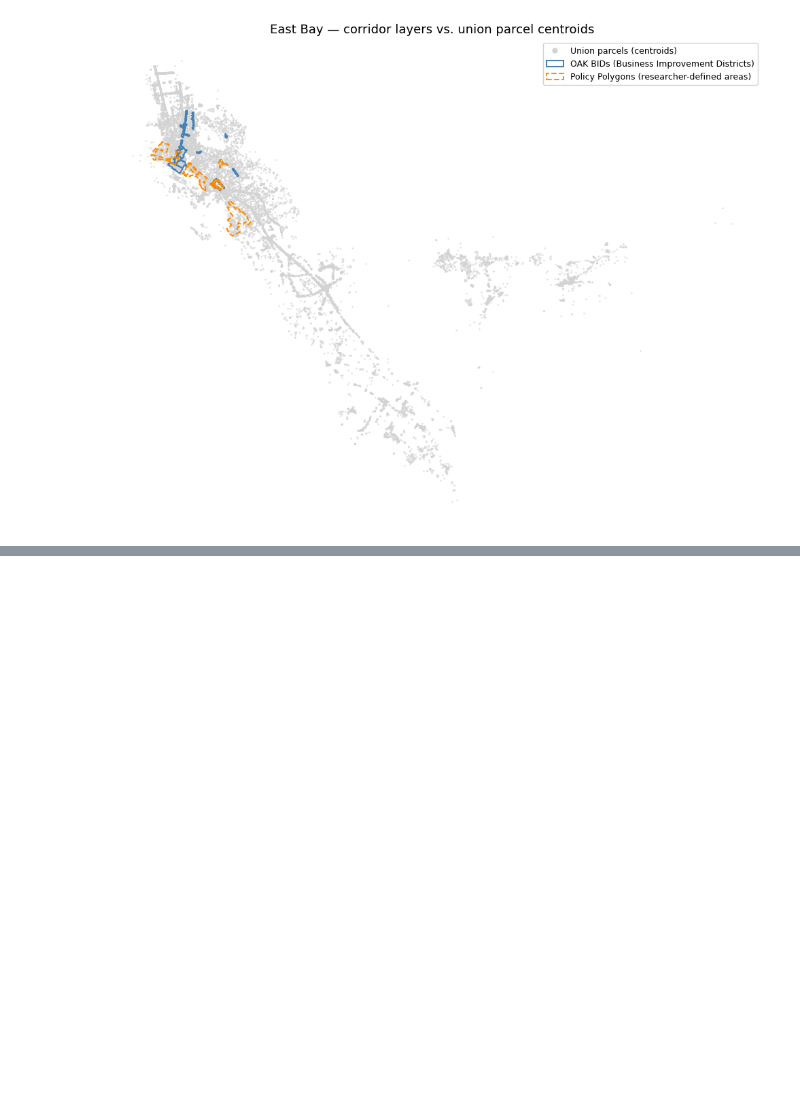
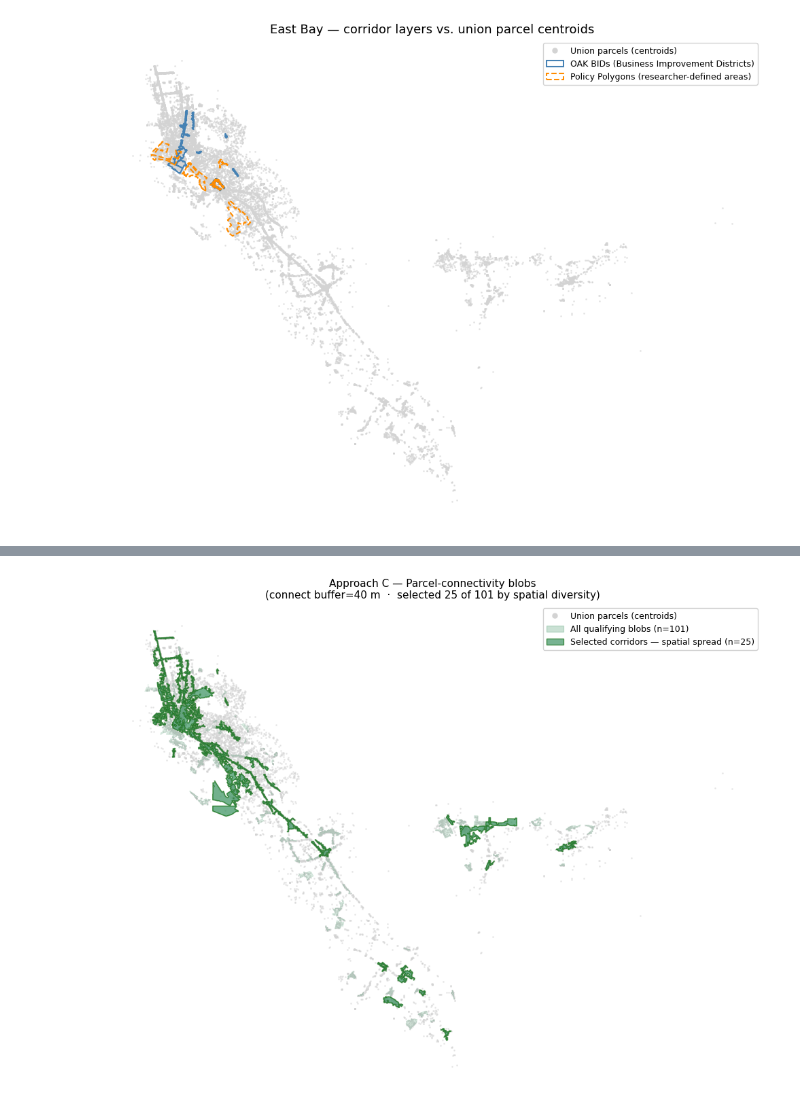
Before and after one commit to schoolofcities/eddit-east-bay, a Jupyter notebook: analysis/prelim/identify_prelim_corridors_parcels.ipynb, the cells around one changed output, grey strips where cells are left out. Saved outputs shown, nothing was run; the diff lists cells and outputs as text; code cells hidden in the pictures; blank space fills up the shorter version.

```diff
--- a/analysis/prelim/identify_prelim_corridors_parcels.ipynb
+++ b/analysis/prelim/identify_prelim_corridors_parcels.ipynb
@@ -420,0 +904,34 @@ plt.show()
+# %%
+
+# ── Map: parcel-connectivity candidate corridors ──────────────────────────────
+fig, ax = plt.subplots(figsize=(10, 10))
+
+union_centroids.plot(ax=ax, color="lightgrey", markersize=1, alpha=0.4)
+
+# All qualifying blobs in light green for context
+connectivity_corridors.plot(ax=ax, facecolor="seagreen", alpha=0.18,
+                            edgecolor="seagreen", linewidth=0.4)
+
+# Selected ~25 with stronger fill and darker outline
+selected_corridors.plot(ax=ax, facecolor="seagreen", alpha=0.60,
+                        edgecolor="darkgreen", linewidth=1.2)
+
+legend_handles = [
+    mlines.Line2D([], [], color="lightgrey", marker="o", linestyle="None",
+                  markersize=5, label="Union parcels (centroids)"),
+    mpatches.Patch(facecolor="seagreen", alpha=0.25, edgecolor="seagreen",
+                   label=f"All qualifying blobs (n={len(connectivity_corridors)})"),
+    mpatches.Patch(facecolor="seagreen", alpha=0.65, edgecolor="darkgreen",
+                   label=f"Selected corridors — spatial spread (n={len(selected_corridors)})"),
+]
+
+ax.set_title(f"Approach C — Parcel-connectivity blobs\n"
+             f"(connect buffer={PARCEL_CONNECT_BUF_M} m  ·  "
+             f"selected {len(selected_corridors)} of {len(connectivity_corridors)} by spatial diversity)",
+             fontsize=11)
+ax.legend(handles=legend_handles, loc="upper right", fontsize=9, framealpha=0.9)
+ax.set_axis_off()
+plt.tight_layout()
+plt.show()
+# %% [output]
+[figure, added]
```
Also changed, not shown: parts of 20 cells of this notebook.
